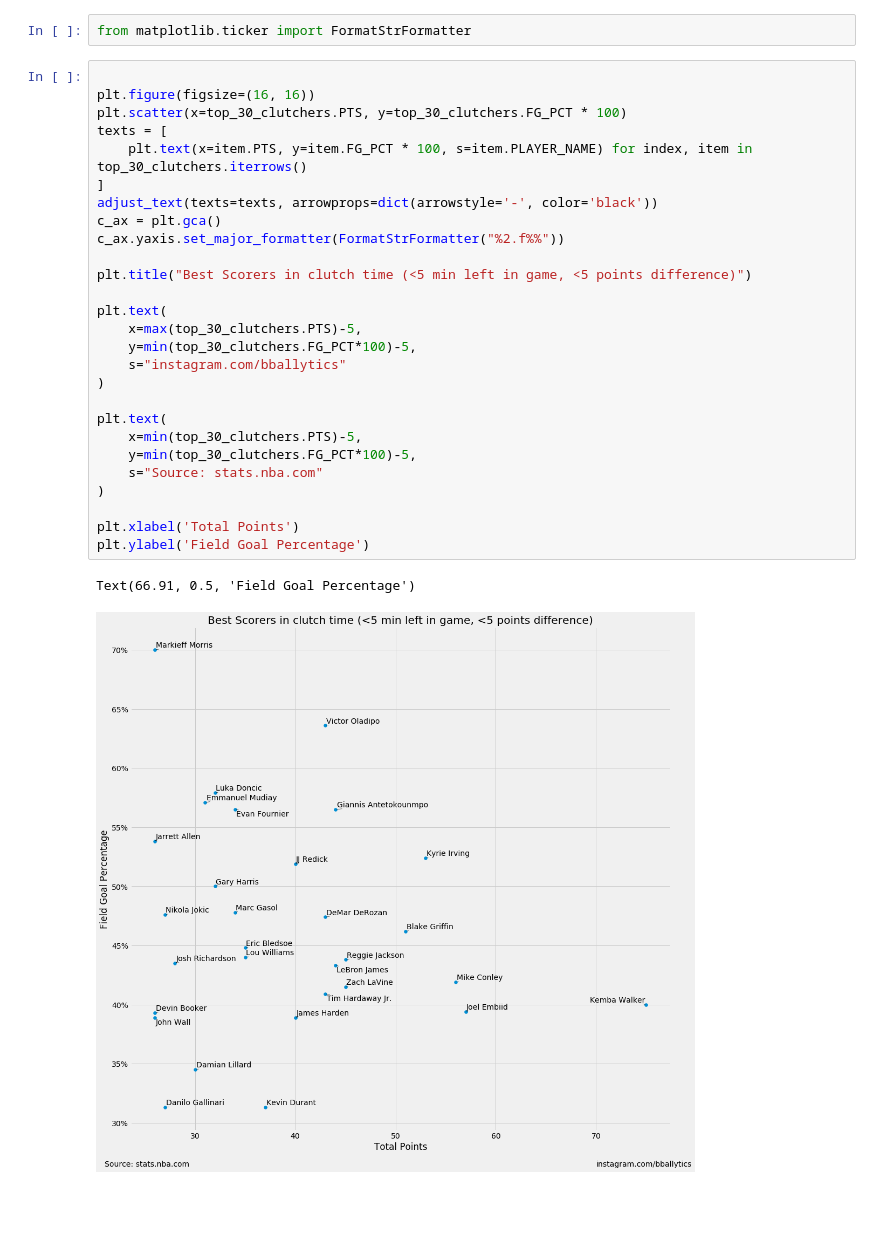
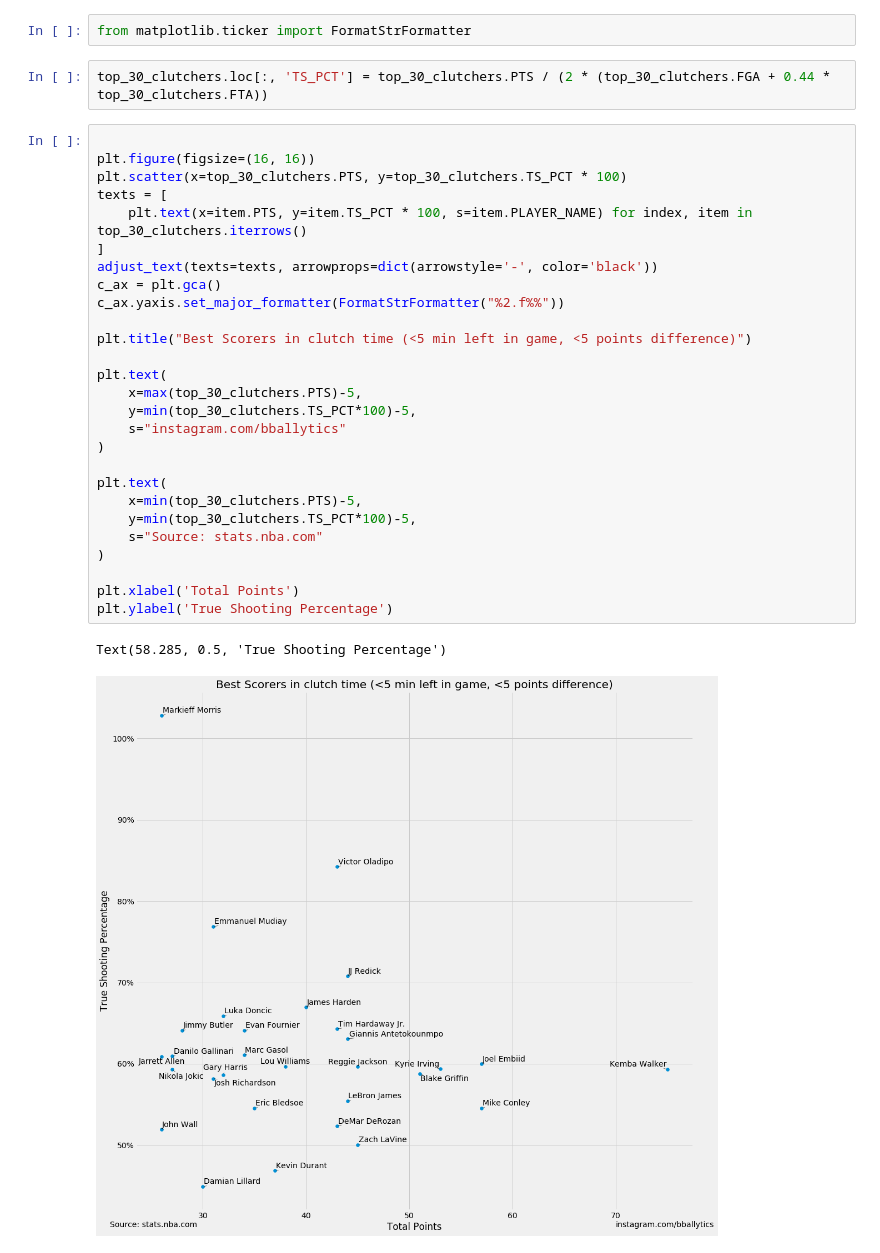
Before and after one commit to danchyy/Basketball_Analytics, a Jupyter notebook: Scripts/2018_19_season/clutch_players/ClutchStats.ipynb, the cells around one changed output. Drawn from its saved outputs; the diff is of its cells as text; blank space fills up the shorter version.

Commit message:
Plotted chart with TS%

```diff
--- a/Scripts/2018_19_season/clutch_players/ClutchStats.ipynb
+++ b/Scripts/2018_19_season/clutch_players/ClutchStats.ipynb
@@ -18,33 +18,35 @@ top_30_clutchers = sorted_points.iloc[0:30]
 plt.style.use('fivethirtyeight')
 # %%
 from matplotlib.ticker import FormatStrFormatter
+# %%
+top_30_clutchers.loc[:, 'TS_PCT'] = top_30_clutchers.PTS / (2 * (top_30_clutchers.FGA + 0.44 * top_30_clutchers.FTA))
 # %%
 
 plt.figure(figsize=(16, 16))
-plt.scatter(x=top_30_clutchers.PTS, y=top_30_clutchers.FG_PCT * 100)
+plt.scatter(x=top_30_clutchers.PTS, y=top_30_clutchers.TS_PCT * 100)
 texts = [
-    plt.text(x=item.PTS, y=item.FG_PCT * 100, s=item.PLAYER_NAME) for index, item in top_30_clutchers.iterrows()
+    plt.text(x=item.PTS, y=item.TS_PCT * 100, s=item.PLAYER_NAME) for index, item in top_30_clutchers.iterrows()
 ]
 adjust_text(texts=texts, arrowprops=dict(arrowstyle='-', color='black'))
 c_ax = plt.gca()
 c_ax.yaxis.set_major_formatter(FormatStrFormatter("%2.f%%"))
 
 plt.title("Best Scorers in clutch time (<5 min left in game, <5 points difference)")
 
 plt.text(
     x=max(top_30_clutchers.PTS)-5,
-    y=min(top_30_clutchers.FG_PCT*100)-5,
+    y=min(top_30_clutchers.TS_PCT*100)-5,
     s="instagram.com/bballytics"
 )
 
 plt.text(
     x=min(top_30_clutchers.PTS)-5,
-    y=min(top_30_clutchers.FG_PCT*100)-5,
+    y=min(top_30_clutchers.TS_PCT*100)-5,
     s="Source: stats.nba.com"
 )
 
 plt.xlabel('Total Points')
-plt.ylabel('Field Goal Percentage')
+plt.ylabel('True Shooting Percentage')
 # %% [output]
-Text(66.91, 0.5, 'Field Goal Percentage')
+Text(58.285, 0.5, 'True Shooting Percentage')
-[figure, old version]
+[figure, new version]
```
